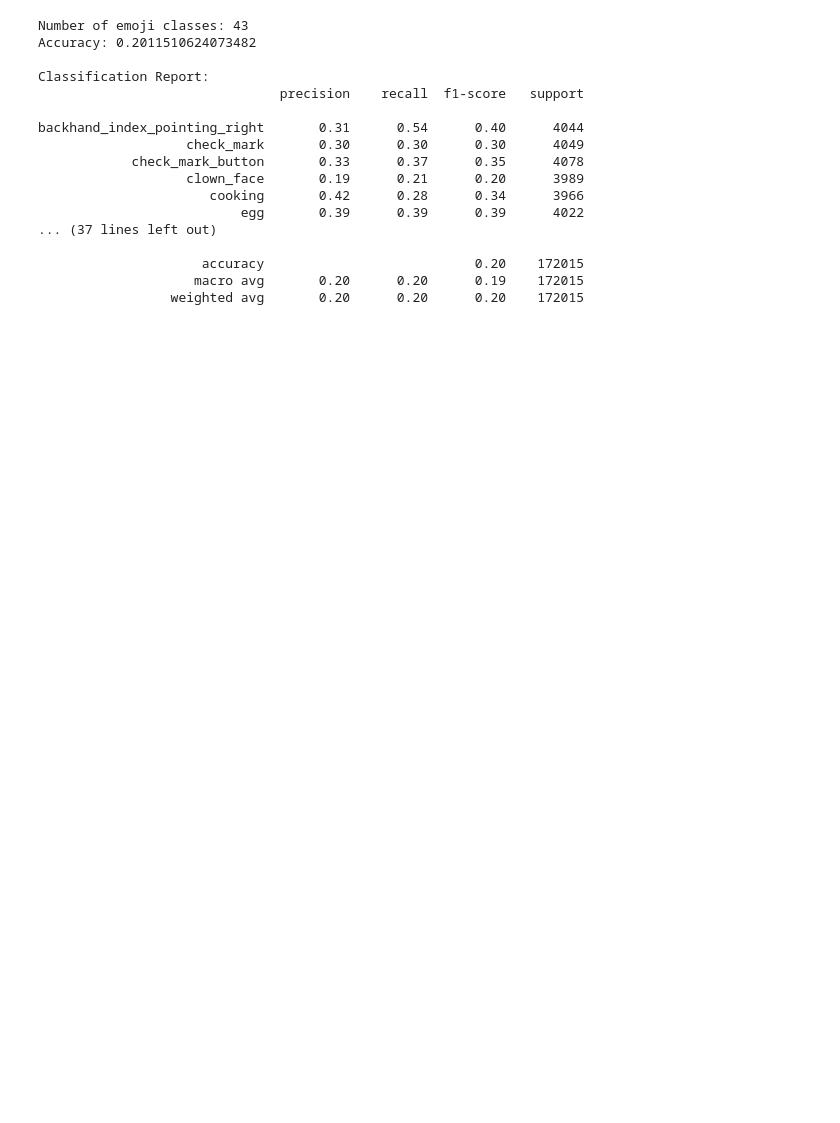
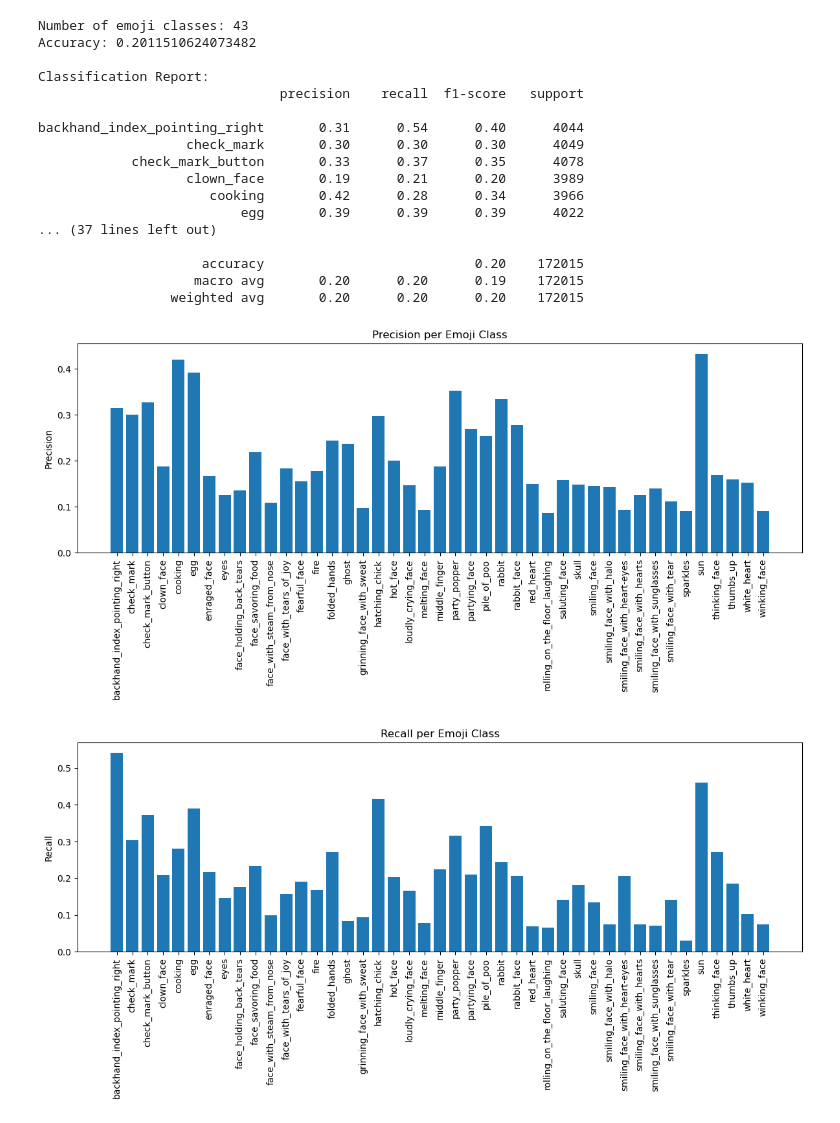
Before and after one commit to tinas1494/ds301_group12, a Jupyter notebook: logistic_regression.ipynb, the cells around one changed output. Cells and saved outputs as stored; diff of their text form; code cells hidden in the pictures; blank space fills up the shorter version.

Commit message:
added precision and recall graphs

```diff
--- a/logistic_regression.ipynb
+++ b/logistic_regression.ipynb
@@ -62,3 +63,30 @@ backhand_index_pointing_right       0.31      0.54      0.40      4044
                      accuracy                           0.20    172015
                     macro avg       0.20      0.20      0.19    172015
                  weighted avg       0.20      0.20      0.20    172015
+# %%
+import matplotlib.pyplot as plt
+
+precisions = precision_score(y_test_enc, y_pred, average=None)
+
+plt.figure(figsize=(12, 6))
+plt.bar(le.classes_, precisions)
+plt.xticks(rotation=90)
+plt.ylabel("Precision")
+plt.title("Precision per Emoji Class")
+plt.tight_layout()
+plt.show()
+
+
+
+recalls = recall_score(y_test_enc, y_pred, average=None)
+
+plt.figure(figsize=(12, 6))
+plt.bar(le.classes_, recalls)
+plt.xticks(rotation=90)
+plt.ylabel("Recall")
+plt.title("Recall per Emoji Class")
+plt.tight_layout()
+plt.show()
+# %% [output]
+[figure, added]
+[figure, added]
```
Also changed, not shown: parts of 2 cells of this notebook.
